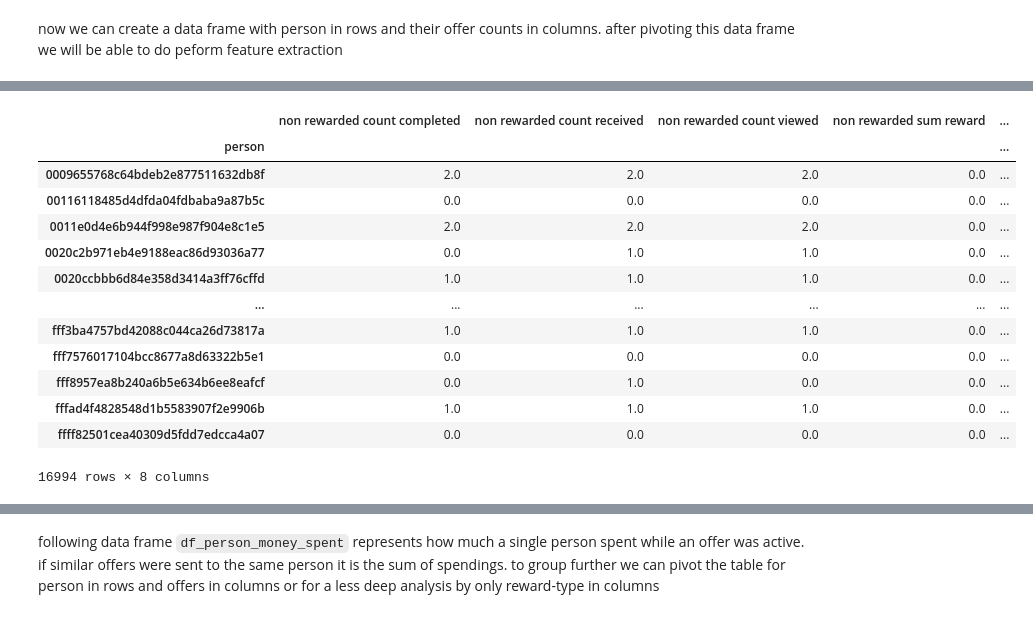
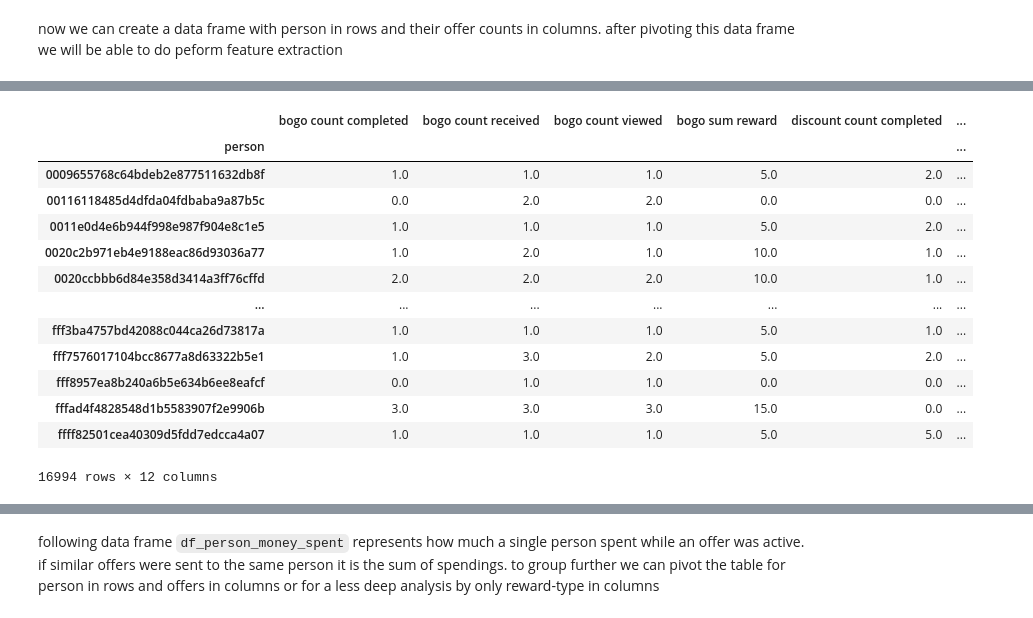
Before and after one commit to udacityML/capstone_starbucks, a Jupyter notebook: Starbucks_Capstone_notebook_app2.ipynb, the cells around one changed output, grey strips where cells are left out. Drawn from its saved outputs; the diff is of its cells as text; code cells hidden in the pictures.

```diff
--- a/Starbucks_Capstone_notebook_app2.ipynb
+++ b/Starbucks_Capstone_notebook_app2.ipynb
@@ -312,6 +312,3 @@ Name: value, dtype: int64
 ['offer received', 'offer viewed', 'transaction', 'offer completed']
 # %% [markdown]
 create separate columns for offer id, amount and reward
-# %%
-x = {'a':1,'b':5}
-str(list(x.keys()))
@@ -393,6 +388,7 @@ df_temp_completed.drop_duplicates(['person','offer id','time received'],keep='fi
 
 # df_sample = df_temp_completed[df_temp_completed['person']==example_customer].copy()
 # df_sample
+df_temp_completed.drop_duplicates(['person','offer id','time completed'],keep='last',inplace=True)
 # %%
 df_temp_completed[df_temp_completed['time completed']<df_temp_completed['time received']]
 # %% [output]
@@ -488,10 +508,16 @@ def offer_dictionary(look_up_df):
     temp_df = look_up_df.copy()
     temp_df['offer type'] = temp_df['difficulty'].apply(lambda x: 1 if x >0 else 0)
     return dict(zip(temp_df['id'],temp_df['offer type']))
+
+def offer_dictionary(look_up_df):
+    temp_df = look_up_df.copy()
+    dic= dict(zip(temp_df['id'],temp_df['offer_type']))
+    dic[None] = None
+    return dic
 # %%
 #customer_offers['rewarded offer'] = customer_offers['reward'].apply(lambda x: 1 if x>0 else (0 if x==0 else None))
 look_up_offer_type = offer_dictionary(portfolio)
-customer_offers['rewarded offer'] = customer_offers['offer id'].apply(lambda x: look_up_offer_type[x])
+customer_offers['offer type'] = customer_offers['offer id'].apply(lambda x: look_up_offer_type[x])
 # %% [markdown]
 now we can create a data frame with person in rows and their offer counts in columns. after pivoting this data frame we will be able to do peform feature extraction
 # %%
@@ -504,35 +530,35 @@ customer_offers.head()
 | 3 | 8ec6ce2a7e7949b1bf142def7d0e0586 | fafdcd668e3743c1bb461111dcafc2a4 | 0 | 12.0 | NaN | NaN | 12.0 | ... |
 | 4 | 68617ca6246f4fbc85e91a2a49552598 | 4d5c57ea9a6940dd891ad53e9dbe8da0 | 0 | 84.0 | NaN | NaN | 84.0 | ... |
 # %%
-offer_counts = customer_offers.groupby(['person','rewarded offer']).agg({'time received':'count',
+offer_counts = customer_offers.groupby(['person','offer type']).agg({'time received':'count',
                              'time viewed':'count',
                               'time completed':'count',
                              'reward':'sum'}).rename(columns={'time received':'count received',
                                                               'time viewed':'count viewed',
                                                               'time completed':'count completed',
                                                               'reward':'sum reward'})
-offer_counts_pivot = pd.pivot_table(offer_counts,index='person', columns='rewarded offer',values=['count received','count viewed','count completed','sum reward'])
+offer_counts_pivot = pd.pivot_table(offer_counts,index='person', columns='offer type',values=['count received','count viewed','count completed','sum reward'])
 offer_counts_pivot.columns = offer_counts_pivot.columns.swaplevel(0,1)
 offer_counts_pivot.sort_index(level=0,axis=1,inplace=True)
 offer_counts_pivot.fillna(value=0,inplace=True)
-offer_counts_pivot.columns.set_levels(['non rewarded','rewarded'],level=0,inplace=True)
+offer_counts_pivot.columns.set_levels(['bogo','discount','informational'],level=0,inplace=True)
 offer_counts_pivot.columns = ['%s%s' % (a, ' %s' % b if b else '') for a, b in offer_counts_pivot.columns]
 offer_counts_pivot
 # %% [output]
-|  | non rewarded count completed | non rewarded count received | non rewarded count viewed | non rewarded sum reward | ... |
-| person |  |  |  |  | ... |
-| 0009655768c64bdeb2e877511632db8f | 2.0 | 2.0 | 2.0 | 0.0 | ... |
-| 00116118485d4dfda04fdbaba9a87b5c | 0.0 | 0.0 | 0.0 | 0.0 | ... |
-| 0011e0d4e6b944f998e987f904e8c1e5 | 2.0 | 2.0 | 2.0 | 0.0 | ... |
-| 0020c2b971eb4e9188eac86d93036a77 | 0.0 | 1.0 | 1.0 | 0.0 | ... |
-| 0020ccbbb6d84e358d3414a3ff76cffd | 1.0 | 1.0 | 1.0 | 0.0 | ... |
-| ... | ... | ... | ... | ... | ... |
-| fff3ba4757bd42088c044ca26d73817a | 1.0 | 1.0 | 1.0 | 0.0 | ... |
-| fff7576017104bcc8677a8d63322b5e1 | 0.0 | 0.0 | 0.0 | 0.0 | ... |
-| fff8957ea8b240a6b5e634b6ee8eafcf | 0.0 | 1.0 | 0.0 | 0.0 | ... |
-| fffad4f4828548d1b5583907f2e9906b | 1.0 | 1.0 | 1.0 | 0.0 | ... |
-| ffff82501cea40309d5fdd7edcca4a07 | 0.0 | 0.0 | 0.0 | 0.0 | ... |
+|  | bogo count completed | bogo count received | bogo count viewed | bogo sum reward | discount count completed | ... |
+| person |  |  |  |  |  | ... |
+| 0009655768c64bdeb2e877511632db8f | 1.0 | 1.0 | 1.0 | 5.0 | 2.0 | ... |
+| 00116118485d4dfda04fdbaba9a87b5c | 0.0 | 2.0 | 2.0 | 0.0 | 0.0 | ... |
+| 0011e0d4e6b944f998e987f904e8c1e5 | 1.0 | 1.0 | 1.0 | 5.0 | 2.0 | ... |
+| 0020c2b971eb4e9188eac86d93036a77 | 1.0 | 2.0 | 1.0 | 10.0 | 1.0 | ... |
+| 0020ccbbb6d84e358d3414a3ff76cffd | 2.0 | 2.0 | 2.0 | 10.0 | 1.0 | ... |
+| ... | ... | ... | ... | ... | ... | ... |
+| fff3ba4757bd42088c044ca26d73817a | 1.0 | 1.0 | 1.0 | 5.0 | 1.0 | ... |
+| fff7576017104bcc8677a8d63322b5e1 | 1.0 | 3.0 | 2.0 | 5.0 | 2.0 | ... |
+| fff8957ea8b240a6b5e634b6ee8eafcf | 0.0 | 1.0 | 1.0 | 0.0 | 0.0 | ... |
+| fffad4f4828548d1b5583907f2e9906b | 3.0 | 3.0 | 3.0 | 15.0 | 0.0 | ... |
+| ffff82501cea40309d5fdd7edcca4a07 | 1.0 | 1.0 | 1.0 | 5.0 | 5.0 | ... |
-16994 rows × 8 columns
+16994 rows × 12 columns
 # %%
 def filter_time_range(df_ele,trange):
     if (df_ele['time']>=trange[0]) and (df_ele['time']<=trange[1]):
```
Also changed, not shown: parts of 31 cells of this notebook.
